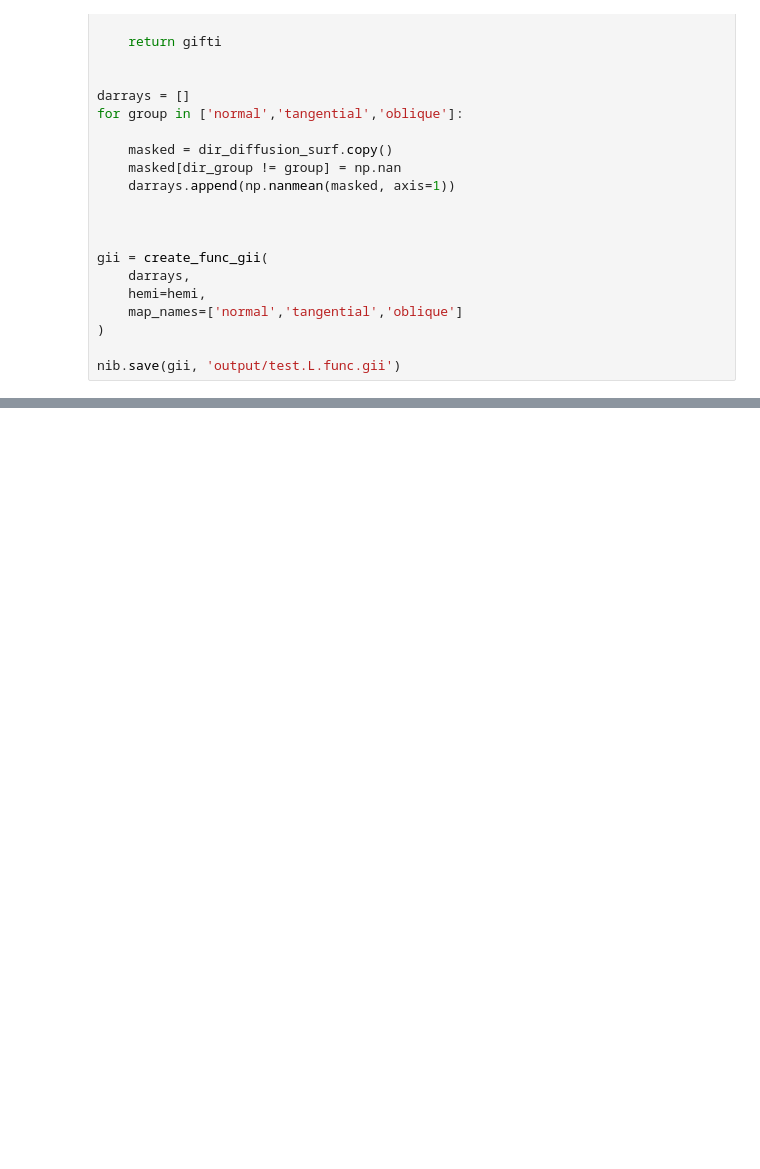
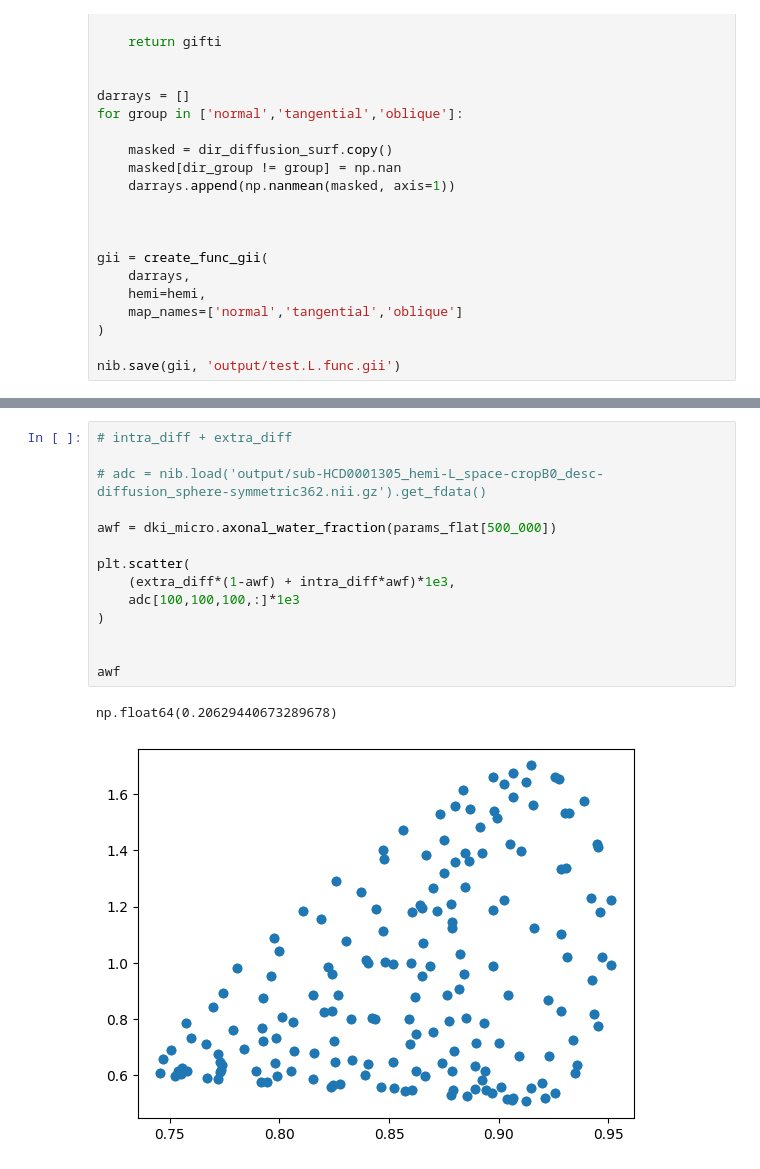
Before and after one commit to JonahKember/hippocampus_dMRI, a Jupyter notebook: testing.ipynb, the cells around one changed output, grey strips where cells are left out. Saved outputs shown, nothing was run; the diff lists cells and outputs as text; blank space fills up the shorter version.

```diff
--- a/testing.ipynb
+++ b/testing.ipynb
@@ -760,0 +851,17 @@ array([ 0.        , -0.44444444, -0.88888889, -1.33333333, -1.77777778,
+# %%
+# intra_diff + extra_diff
+
+# adc = nib.load('output/sub-HCD0001305_hemi-L_space-cropB0_desc-diffusion_sphere-symmetric362.nii.gz').get_fdata()
+
+awf = dki_micro.axonal_water_fraction(params_flat[500_000])
+
+plt.scatter(
+    (extra_diff*(1-awf) + intra_diff*awf)*1e3,
+    adc[100,100,100,:]*1e3
+)
+
+
+awf
+# %% [output]
+np.float64(0.20629440673289678)
+[figure, added]
```
Also changed, not shown: parts of 6 cells of this notebook, 8 other files.
